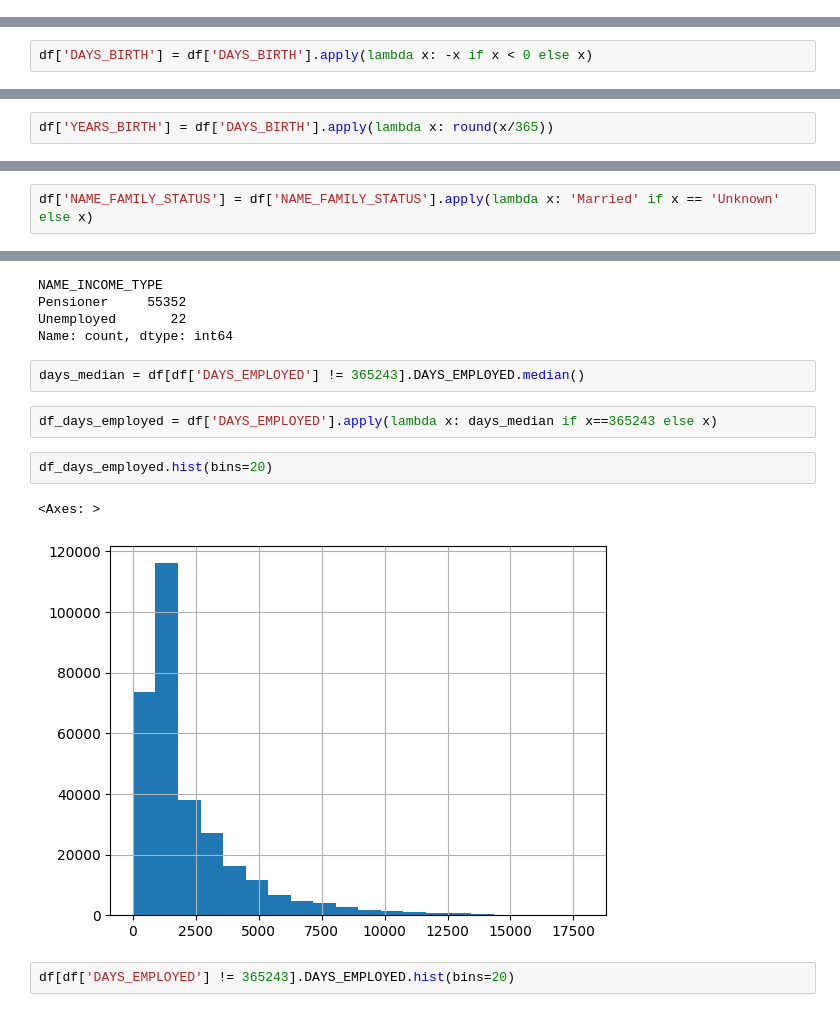
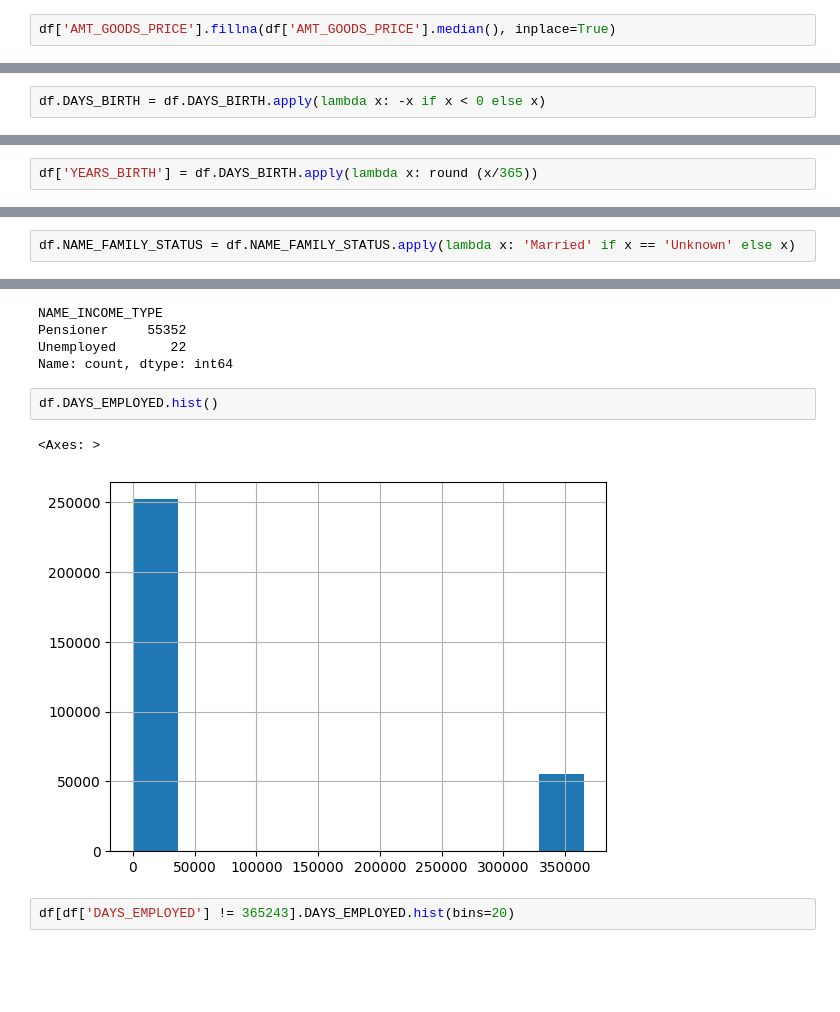
Before and after one commit to YelizavetaP/ml_tasks, a Jupyter notebook: lectures/1_Credit_EDA.ipynb, the cells around one changed output, grey strips where cells are left out. Drawn from its saved outputs; the diff is of its cells as text; blank space fills up the shorter version.

```diff
--- a/lectures/1_Credit_EDA.ipynb
+++ b/lectures/1_Credit_EDA.ipynb
@@ -1041,3 +1069,5 @@ Name: AMT_GOODS_PRICE, dtype: float64
+# %%
+df['AMT_GOODS_PRICE'].fillna(df['AMT_GOODS_PRICE'].median(), inplace=True)
 # %% [markdown]
 # Робота з неправильними/невідомими значеннями даних
 # %% [markdown]
@@ -1116,5 +1146,5 @@ Name: DAYS_BIRTH, dtype: float64
 # %% [markdown]
 Перетворення `Days Birth` на додатні дні
 # %%
-df['DAYS_BIRTH'] = df['DAYS_BIRTH'].apply(lambda x: -x if x < 0 else x)
+df.DAYS_BIRTH = df.DAYS_BIRTH.apply(lambda x: -x if x < 0 else x)
 # %%
@@ -1134,4 +1162,4 @@ Name: DAYS_BIRTH, dtype: float64
 # %% [markdown]
 #### Створимо нову колонку `YEARS_BIRTH` для зручності аналізу
 # %%
-df['YEARS_BIRTH'] = df['DAYS_BIRTH'].apply(lambda x: round(x/365))
+df['YEARS_BIRTH'] = df.DAYS_BIRTH.apply(lambda x: round (x/365))
@@ -1174,7 +1214,7 @@ Name: proportion, dtype: float64
 - Одружені заявники складають понад 63% заявників.
 - Отже, ми прирівняємо `NAME_FAMILY_STATUS` до `Married`.
 # %%
-df['NAME_FAMILY_STATUS'] = df['NAME_FAMILY_STATUS'].apply(lambda x: 'Married' if x == 'Unknown' else x)
+df.NAME_FAMILY_STATUS = df.NAME_FAMILY_STATUS.apply(lambda x: 'Married' if x == 'Unknown' else x)
 # %% [markdown]
 Перевірка чи вилучено `Unknown`
 # %%
@@ -1285,15 +1319,11 @@ NAME_INCOME_TYPE
 Pensioner     55352
 Unemployed       22
 Name: count, dtype: int64
-# %%
-days_median = df[df['DAYS_EMPLOYED'] != 365243].DAYS_EMPLOYED.median()
-# %%
-df_days_employed = df['DAYS_EMPLOYED'].apply(lambda x: days_median if x==365243 else x)
-# %%
-df_days_employed.hist(bins=20)
-# %% [output]
-<Axes: >
-[figure, removed]
+# %%
+df.DAYS_EMPLOYED.hist()
+# %% [output]
+<Axes: >
+[figure, added]
 # %%
 df[df['DAYS_EMPLOYED'] != 365243].DAYS_EMPLOYED.hist(bins=20)
 # %% [output]
```
Also changed, not shown: parts of 150 cells of this notebook.
